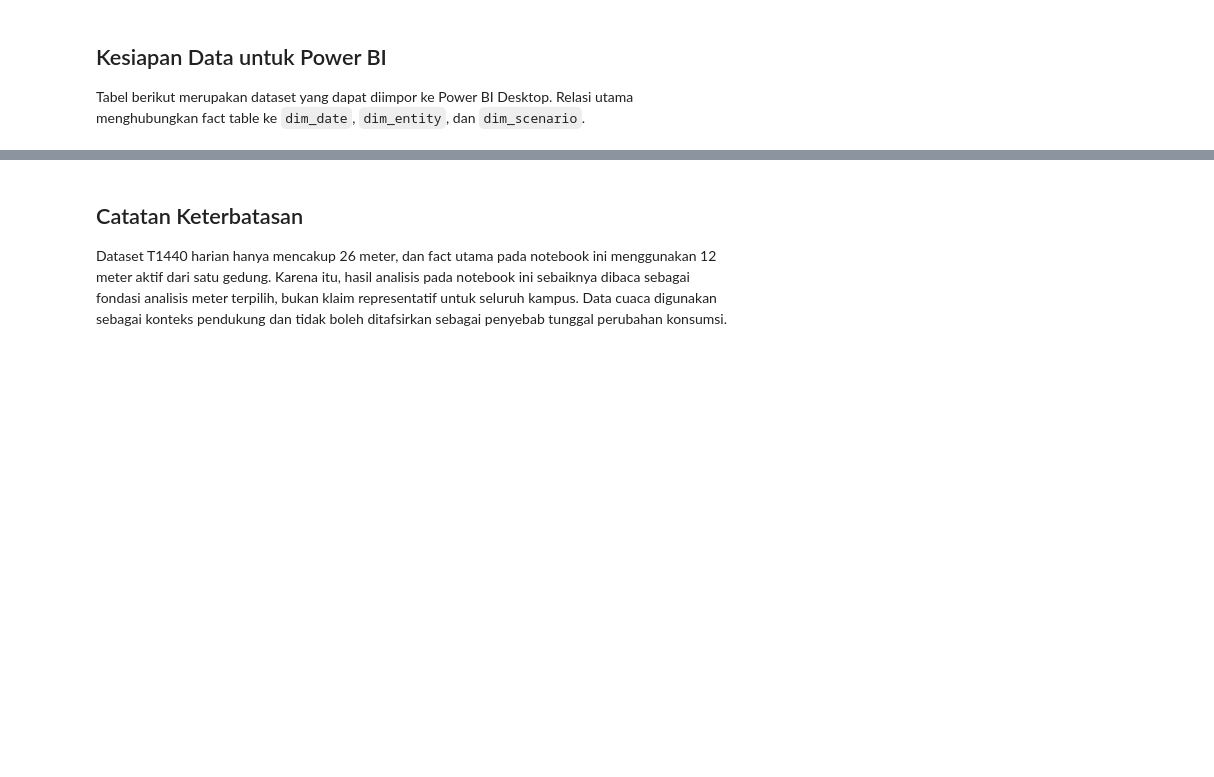
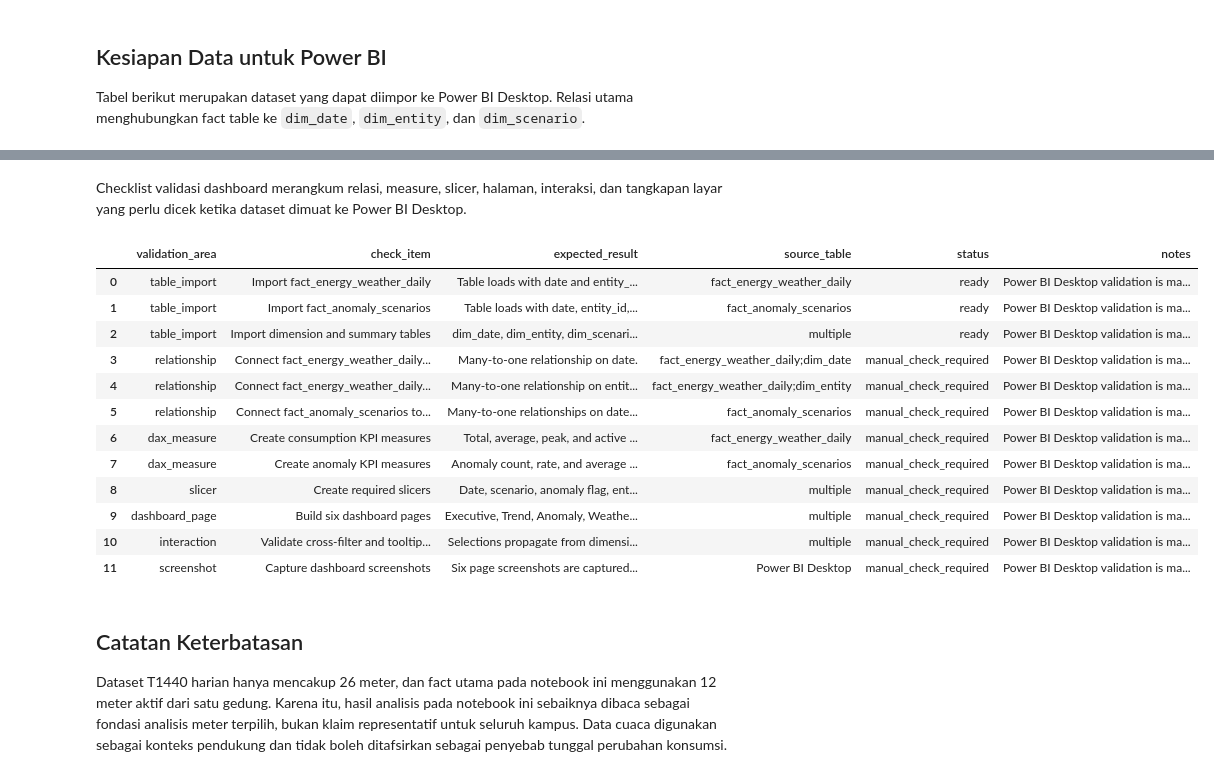
Before and after one commit to khalshaqzzy/Kelompok08_DataAnalytics_TugasBesar, a Jupyter notebook: notebooks/energy_analytics_osemn.ipynb, the cells around one changed output, grey strips where cells are left out. Saved outputs shown, nothing was run; the diff lists cells and outputs as text; code cells hidden in the pictures; blank space fills up the shorter version.

```diff
--- a/notebooks/energy_analytics_osemn.ipynb
+++ b/notebooks/energy_analytics_osemn.ipynb
@@ -349,3 +407,22 @@ pd.DataFrame({
+# %% [markdown]
+Checklist validasi dashboard merangkum relasi, measure, slicer, halaman, interaksi, dan tangkapan layar yang perlu dicek ketika dataset dimuat ke Power BI Desktop.
+# %%
+dashboard_checks = pd.read_csv(PROCESSED_DIR / "dashboard_validation_checklist.csv")
+display(dashboard_checks)
+# %% [output]
+|  | validation_area | check_item | expected_result | source_table | status | notes |
+| 0 | table_import | Import fact_energy_weather_daily | Table loads with date and entity_... | fact_energy_weather_daily | ready | Power BI Desktop validation is ma... |
+| 1 | table_import | Import fact_anomaly_scenarios | Table loads with date, entity_id,... | fact_anomaly_scenarios | ready | Power BI Desktop validation is ma... |
+| 2 | table_import | Import dimension and summary tables | dim_date, dim_entity, dim_scenari... | multiple | ready | Power BI Desktop validation is ma... |
+| 3 | relationship | Connect fact_energy_weather_daily... | Many-to-one relationship on date. | fact_energy_weather_daily;dim_date | manual_check_required | Power BI Desktop validation is ma... |
+| 4 | relationship | Connect fact_energy_weather_daily... | Many-to-one relationship on entit... | fact_energy_weather_daily;dim_entity | manual_check_required | Power BI Desktop validation is ma... |
+| 5 | relationship | Connect fact_anomaly_scenarios to... | Many-to-one relationships on date... | fact_anomaly_scenarios | manual_check_required | Power BI Desktop validation is ma... |
+| 6 | dax_measure | Create consumption KPI measures | Total, average, peak, and active ... | fact_energy_weather_daily | manual_check_required | Power BI Desktop validation is ma... |
+| 7 | dax_measure | Create anomaly KPI measures | Anomaly count, rate, and average ... | fact_anomaly_scenarios | manual_check_required | Power BI Desktop validation is ma... |
+| 8 | slicer | Create required slicers | Date, scenario, anomaly flag, ent... | multiple | manual_check_required | Power BI Desktop validation is ma... |
+| 9 | dashboard_page | Build six dashboard pages | Executive, Trend, Anomaly, Weathe... | multiple | manual_check_required | Power BI Desktop validation is ma... |
+| 10 | interaction | Validate cross-filter and tooltip... | Selections propagate from dimensi... | multiple | manual_check_required | Power BI Desktop validation is ma... |
+| 11 | screenshot | Capture dashboard screenshots | Six page screenshots are captured... | Power BI Desktop | manual_check_required | Power BI Desktop validation is ma... |
 # %% [markdown]
 ## Catatan Keterbatasan
 
```
Also changed, not shown: parts of 13 cells of this notebook, 17 other files.
